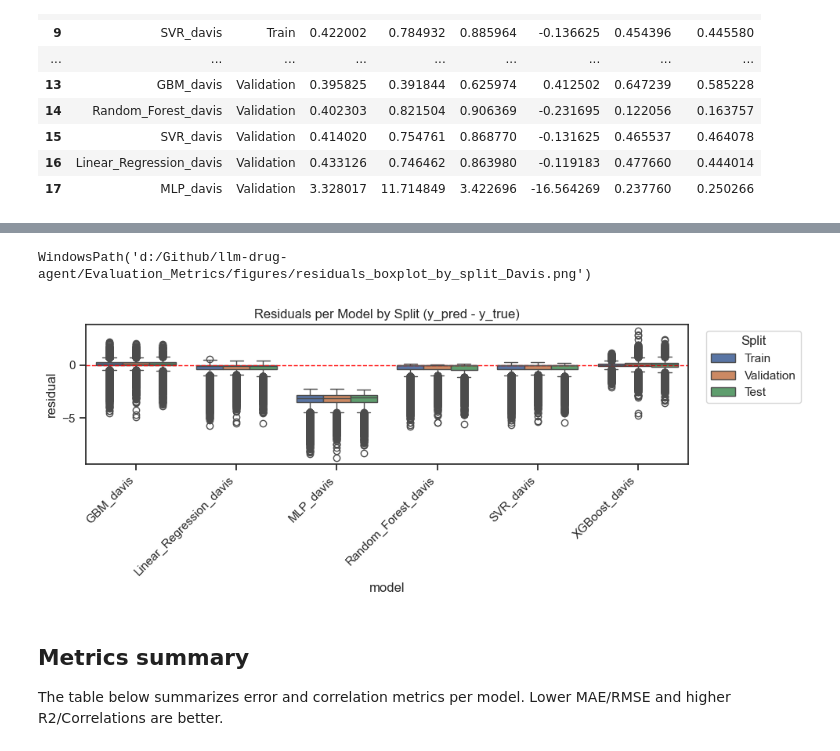
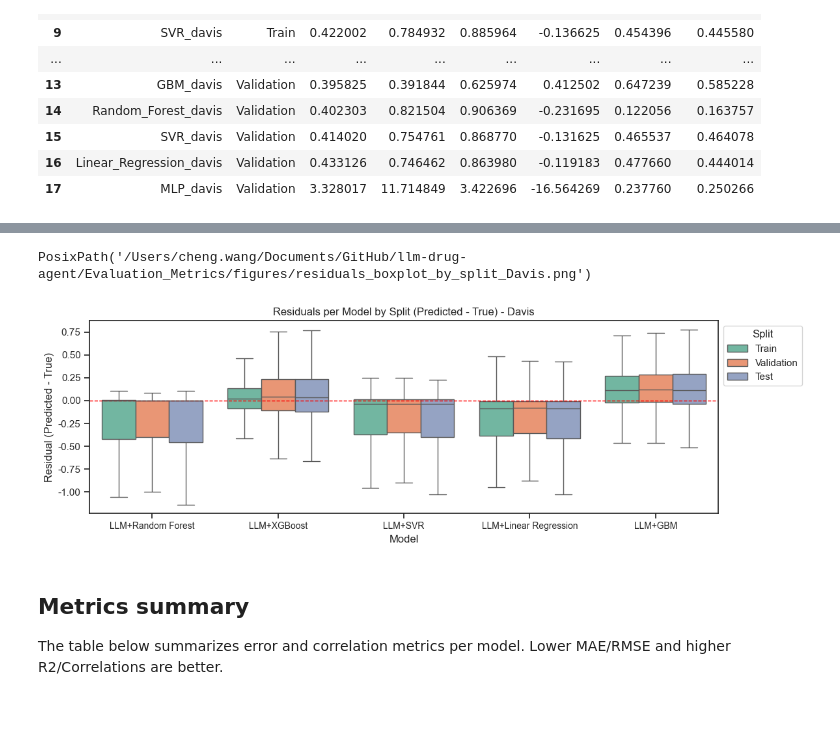
Before and after one commit to mmetalab/llm-drug-agent, a Jupyter notebook: Evaluation_Metrics/Model_Evaluation_Davis.ipynb, the cells around one changed output, grey strips where cells are left out. Drawn from its saved outputs; the diff is of its cells as text; code cells hidden in the pictures; blank space fills up the shorter version.

```diff
--- a/Evaluation_Metrics/Model_Evaluation_Davis.ipynb
+++ b/Evaluation_Metrics/Model_Evaluation_Davis.ipynb
@@ -197,20 +197,48 @@ WindowsPath('d:/Github/llm-drug-agent/Evaluation_Metrics/figures/pred_vs_true_sc
 # %%
 # Residual box plot per model and split
 all_preds['residual'] = all_preds['y_pred'] - all_preds['y_true']
+all_preds['Model'] = all_preds['model'].str.replace('_davis', '')
+# Filter out MLP model
+all_preds_filtered = all_preds[all_preds['Model'] != 'MLP'].copy()
 
-plt.figure(figsize=(10, 4))
-sns.boxplot(data=all_preds, x='model', y='residual', hue='Split')
+# Calculate median absolute residual for each model to determine ordering
+model_residual_perf = all_preds_filtered.groupby('Model')['residual'].apply(lambda x: np.abs(x.median())).sort_values()
+model_order = model_residual_perf.index.tolist()
+
+plt.figure(figsize=(12, 4))
+# Use Nature Journal style colorblind-friendly palette and hide outliers
+# Order models by residual performance (best to worst)
+ax = sns.boxplot(data=all_preds_filtered, x='Model', y='residual', hue='Split', palette='Set2', showfliers=False, order=model_order)
 plt.axhline(0, ls='--', c='red', lw=1)
-plt.xticks(rotation=45, ha='right')
-plt.title('Residuals per Model by Split (y_pred - y_true)')
-plt.legend(title='Split', bbox_to_anchor=(1.02, 1), loc='upper left')
+
+# Customize x-axis labels
+model_label_map = {
+    'Linear_Regression': 'LLM+Linear Regression',
+    'Random_Forest': 'LLM+Random Forest',
+    'SVR': 'LLM+SVR',
+    'MLP': 'LLM+MLP',
+    'GBM': 'LLM+GBM',
+    'XGBoost': 'LLM+XGBoost'
+}
+# Get current labels and map them
+current_labels = [t.get_text() for t in ax.get_xticklabels()]
+custom_labels = [model_label_map.get(label, label.replace('_', ' ')) for label in current_labels]
+ax.set_xticklabels(custom_labels, rotation=0, ha='center', fontsize=10)
+
+plt.title('Residuals per Model by Split (Predicted - True) - Davis')
+plt.ylabel('Residual (Predicted - True)')
+# Format y-axis to show 2 decimal places
+from matplotlib.ticker import FuncFormatter
+ax.yaxis.set_major_formatter(FuncFormatter(lambda x, p: f'{x:.2f}'))
+plt.legend(title='Split', bbox_to_anchor=(1.0, 1), loc='upper left')
 box_path = fig_dir / 'residuals_boxplot_by_split_Davis.png'
 plt.tight_layout()
-plt.savefig(box_path, dpi=300)
+# Use fixed bbox to ensure consistent output size across all notebooks
+plt.savefig(box_path, dpi=300, bbox_inches='tight', pad_inches=0.2)
 box_path
 # %% [output]
-WindowsPath('d:/Github/llm-drug-agent/Evaluation_Metrics/figures/residuals_boxplot_by_split_Davis.png')
+PosixPath('/Users/cheng.wang/Documents/GitHub/llm-drug-agent/Evaluation_Metrics/figures/residuals_boxplot_by_split_Davis.png')
-[figure, old version]
+[figure, new version]
 # %% [markdown]
 ## Metrics summary
 The table below summarizes error and correlation metrics per model. Lower MAE/RMSE and higher R2/Correlations are better.
```
Also changed, not shown: parts of 2 cells of this notebook, 17 other files.
